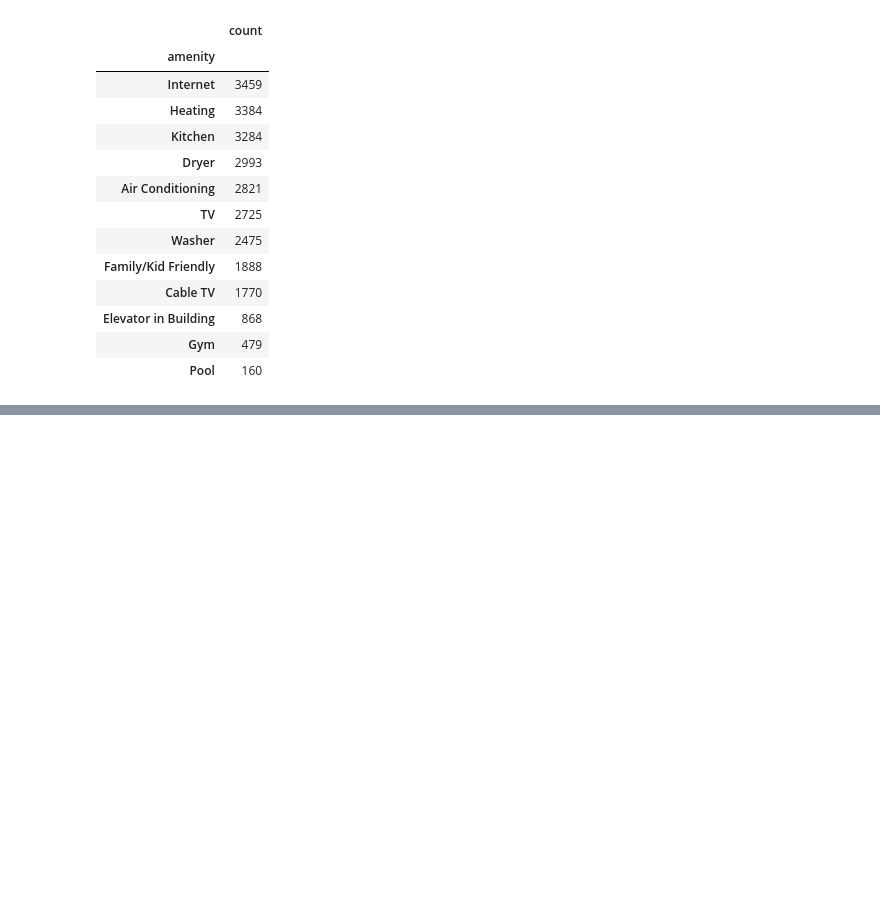
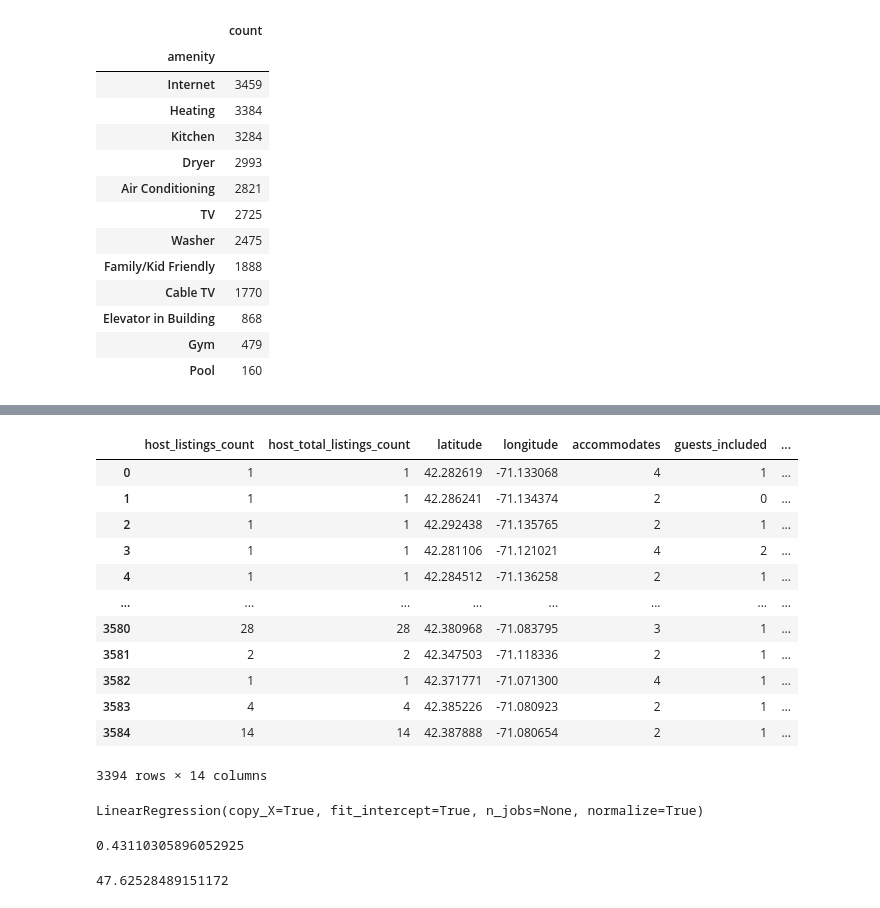
Before and after one commit to ablaikie103/airbnb-analysis, a Jupyter notebook: PriceFactors.ipynb, the cells around one changed output, grey strips where cells are left out. Saved outputs shown, nothing was run; the diff lists cells and outputs as text; code cells hidden in the pictures; blank space fills up the shorter version.

Commit message:
Added a Regression Model

```diff
--- a/PriceFactors.ipynb
+++ b/PriceFactors.ipynb
@@ -237,0 +274,16 @@ clean_and_plot(listings_df)
+# %%
+X
+# %% [output]
+|  | host_listings_count | host_total_listings_count | latitude | longitude | accommodates | guests_included | ... |
+| 0 | 1 | 1 | 42.282619 | -71.133068 | 4 | 1 | ... |
+| 1 | 1 | 1 | 42.286241 | -71.134374 | 2 | 0 | ... |
+| 2 | 1 | 1 | 42.292438 | -71.135765 | 2 | 1 | ... |
+| 3 | 1 | 1 | 42.281106 | -71.121021 | 4 | 2 | ... |
+| 4 | 1 | 1 | 42.284512 | -71.136258 | 2 | 1 | ... |
+| ... | ... | ... | ... | ... | ... | ... | ... |
+| 3580 | 28 | 28 | 42.380968 | -71.083795 | 3 | 1 | ... |
+| 3581 | 2 | 2 | 42.347503 | -71.118336 | 2 | 1 | ... |
+| 3582 | 1 | 1 | 42.371771 | -71.071300 | 4 | 1 | ... |
+| 3583 | 4 | 4 | 42.385226 | -71.080923 | 2 | 1 | ... |
+| 3584 | 14 | 14 | 42.387888 | -71.080654 | 2 | 1 | ... |
+3394 rows × 14 columns
@@ -237,0 +293,13 @@ clean_and_plot(listings_df)
+# %%
+linear_regression = LinearRegression(normalize=True)
+linear_regression.fit(X_train, y_train)
+# %% [output]
+LinearRegression(copy_X=True, fit_intercept=True, n_jobs=None, normalize=True)
+# %%
+linear_regression.score(X_test, y_test)
+# %% [output]
+0.43110305896052925
+# %%
+(linear_regression.predict(X_test)-y_test).abs().mean()
+# %% [output]
+47.62528489151172
```
Also changed, not shown: parts of 16 cells of this notebook.
